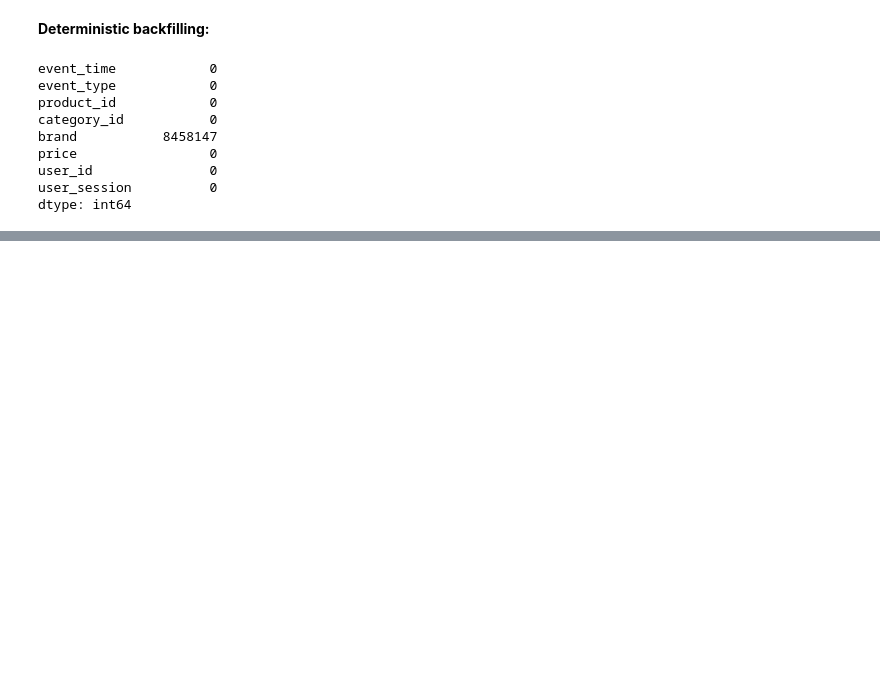
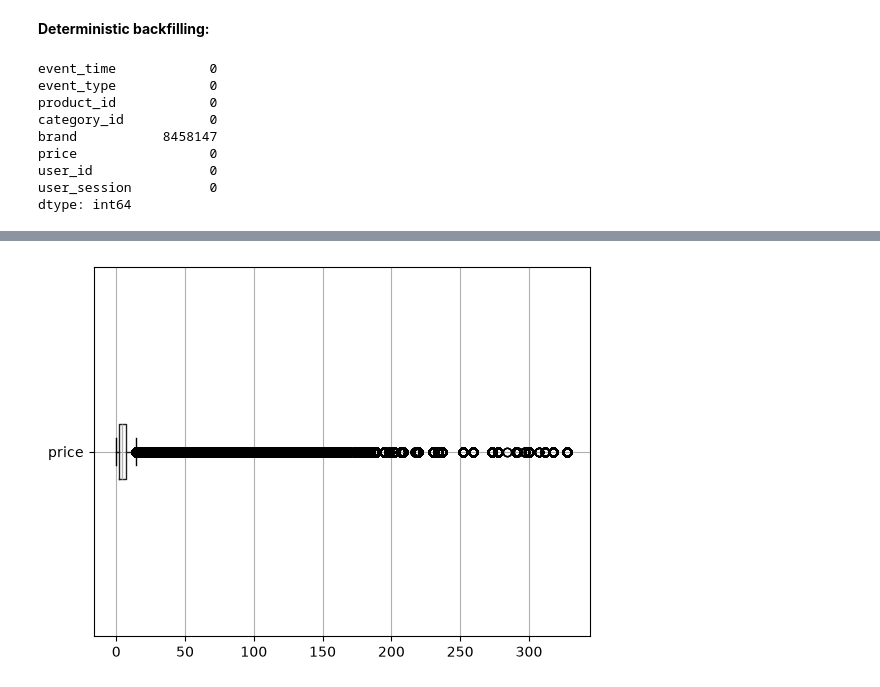
Before and after one commit to tamaxhh/End-to-End-Product-Funnel-A-B-Testing-Simulation-Engine, a Jupyter notebook: Notebooks/exploration.ipynb, the cells around one changed output, grey strips where cells are left out. Saved outputs shown, nothing was run; the diff lists cells and outputs as text; code cells hidden in the pictures; blank space fills up the shorter version.

```diff
--- a/Notebooks/exploration.ipynb
+++ b/Notebooks/exploration.ipynb
@@ -357,3 +357,6 @@ price                 0
 user_id               0
 user_session          0
 dtype: int64
+# %%
+# Fill remaining NaNs (multi-brand categories & 100% NaN categories) with "Unknown"
+df["brand"] = df["brand"].fillna("Unknown")
@@ -359,0 +396,2 @@ dtype: int64
+# %%
+df.drop(df[df["price"]==-79.37].index, inplace=True)
@@ -359,0 +428,2 @@ dtype: int64
+# %%
+df.drop(df[df["price"] < 0].index, inplace=True)
@@ -359,0 +447,8 @@ dtype: int64
+# %%
+# Boxplot to visualize price distribution
+import matplotlib.pyplot as plt
+
+df.boxplot(column="price", vert=False)
+plt.show()
+# %% [output]
+[figure, added]
```
Also changed, not shown: parts of 11 cells of this notebook.
